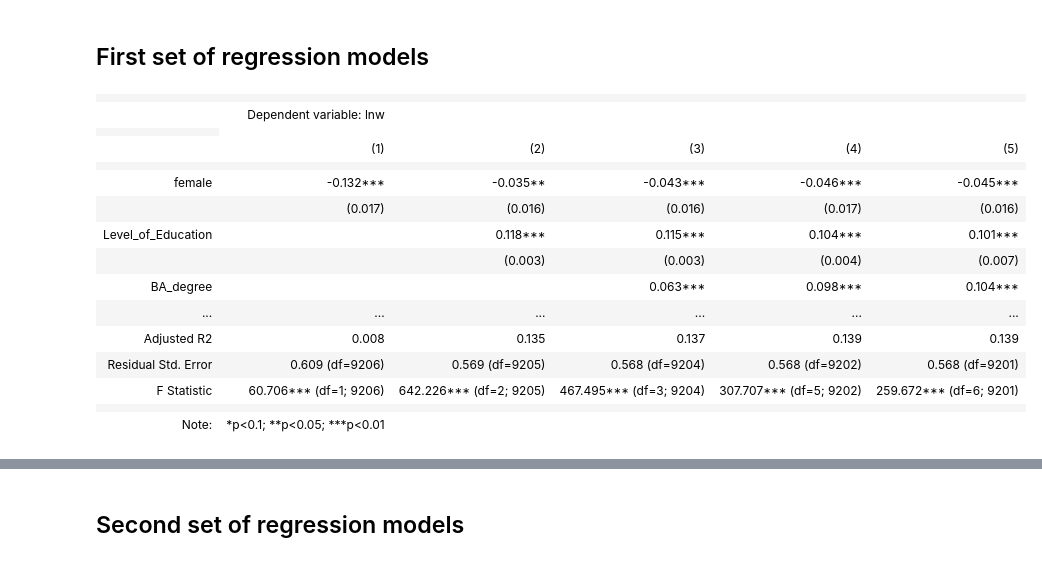
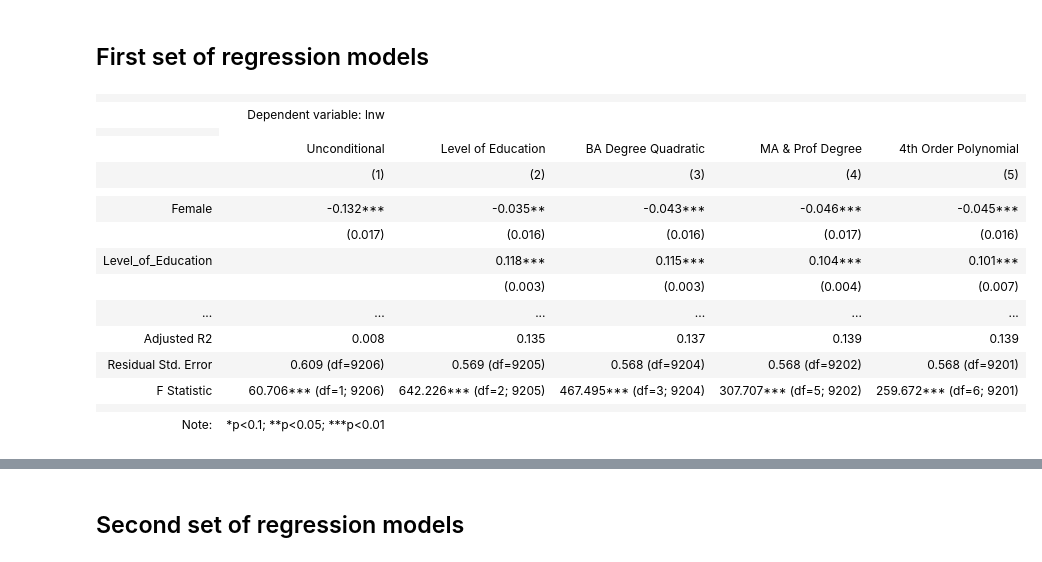
Before and after one commit to Iandrewburg/DA-2-ASSIGNMENT-1, a Jupyter notebook: DA_2_HW_1_Delivery.ipynb, the cells around one changed output, grey strips where cells are left out. Cells and saved outputs as stored; diff of their text form; code cells hidden in the pictures.

```diff
--- a/DA_2_HW_1_Delivery.ipynb
+++ b/DA_2_HW_1_Delivery.ipynb
@@ -187,27 +209,28 @@ xc["Education"] = xc.apply(EducationLvl, axis = 1)
 ## First set of regression models
 # %%
 xc["female"] = xc["female"].astype(int)  #from boolean to 0,1
-reg6 = smf.ols(formula="lnw~female", data=xc).fit(cov_type="HC1") #unconditional
-reg7 = smf.ols(formula="lnw~female+grade92", data=xc).fit(cov_type="HC1") #level of education enters linearly
-reg8 = smf.ols(formula="lnw~female+grade92+BA_degree", data=xc).fit(cov_type="HC1") #add quadratic
-reg9 = smf.ols(formula="lnw~female+grade92+BA_degree+MA_degree+Prof_degree", data=xc).fit(cov_type="HC1")
-reg10 = smf.ols(formula="lnw~female+grade92+BA_degree+MA_degree+Prof_degree+PhD_degree", data=xc).fit(cov_type="HC1")#4-th order polynomial
+reg2 = smf.ols(formula="lnw~female", data=xc).fit(cov_type="HC1") #unconditional
+reg3 = smf.ols(formula="lnw~female+grade92", data=xc).fit(cov_type="HC1") #level of education enters linearly
+reg4 = smf.ols(formula="lnw~female+grade92+BA_degree", data=xc).fit(cov_type="HC1") #add quadratic
+reg5 = smf.ols(formula="lnw~female+grade92+BA_degree+MA_degree+Prof_degree", data=xc).fit(cov_type="HC1")
+reg6 = smf.ols(formula="lnw~female+grade92+BA_degree+MA_degree+Prof_degree+PhD_degree", data=xc).fit(cov_type="HC1")#4-th order polynomial
 # %%
-stargazer = Stargazer([reg6, reg7, reg8, reg9, reg10])
+stargazer = Stargazer([reg2, reg3, reg4, reg5, reg6])
 stargazer.covariate_order(["female", "grade92", "BA_degree", "MA_degree", "Prof_degree", "PhD_degree", "Intercept"])
-stargazer.rename_covariates({"grade92": "Level_of_Education", "Intercept": "Constant"})
+stargazer.rename_covariates({"grade92": "Level_of_Education", "Intercept": "Constant", "female": "Female",  "BA_degree": "BA_Degree", "MA_degree": "MA_Degree", "Prof_degree": "Prof_Degree", "PhD_degree": "PhD_Degree"})
+stargazer.custom_columns(["Unconditional", "Level of Education", "BA Degree Quadratic", "MA & Prof Degree", "4th Order Polynomial"], [1, 1, 1, 1, 1])
 stargazer
 # %% [output]
 |  |  |  |  |  |  |
 |  | Dependent variable: lnw |  |  |  |  |
 |  |
+|  | Unconditional | Level of Education | BA Degree Quadratic | MA & Prof Degree | 4th Order Polynomial |
 |  | (1) | (2) | (3) | (4) | (5) |
 |  |  |  |  |  |  |
-| female | -0.132*** | -0.035** | -0.043*** | -0.046*** | -0.045*** |
+| Female | -0.132*** | -0.035** | -0.043*** | -0.046*** | -0.045*** |
 |  | (0.017) | (0.016) | (0.016) | (0.017) | (0.016) |
 | Level_of_Education |  | 0.118*** | 0.115*** | 0.104*** | 0.101*** |
 |  |  | (0.003) | (0.003) | (0.004) | (0.007) |
-| BA_degree |  |  | 0.063*** | 0.098*** | 0.104*** |
 | ... | ... | ... | ... | ... | ... |
 | Adjusted R2 | 0.008 | 0.135 | 0.137 | 0.139 | 0.139 |
 | Residual Std. Error | 0.609 (df=9206) | 0.569 (df=9205) | 0.568 (df=9204) | 0.568 (df=9202) | 0.568 (df=9201) |
```
Also changed, not shown: parts of 23 cells of this notebook.
